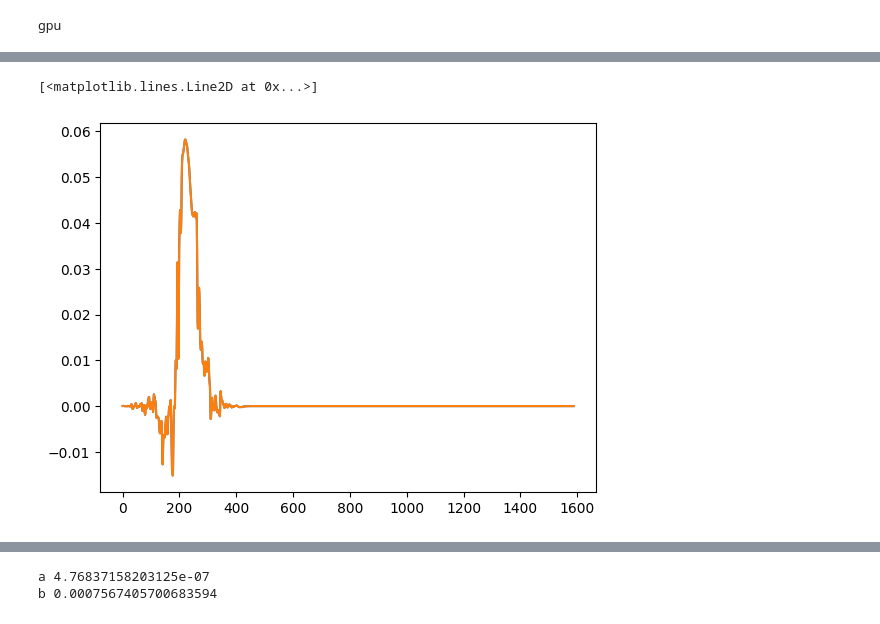
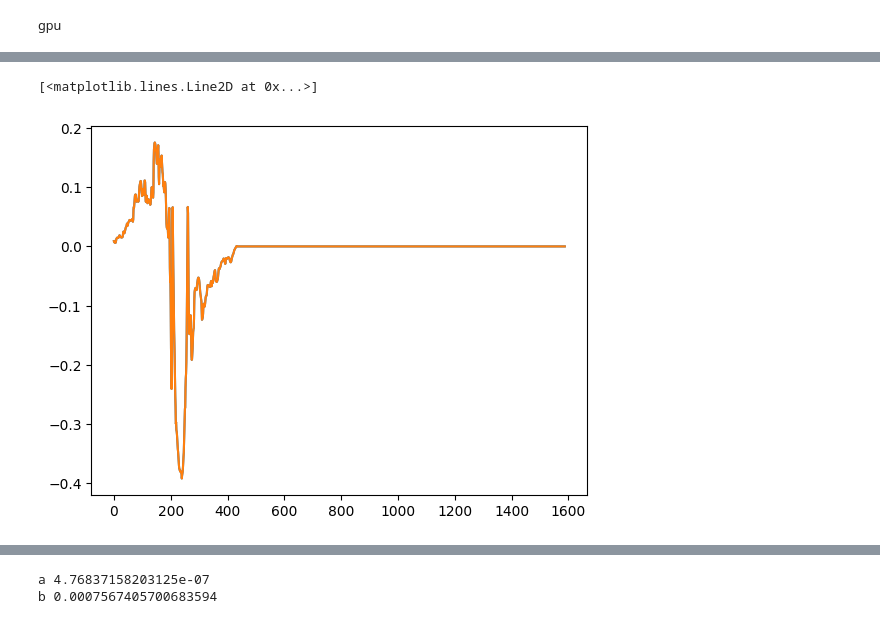
Before and after one commit to liamedeiros/Mahakala, a Jupyter notebook: demos/grmhd.ipynb, the cells around one changed output, grey strips where cells are left out. Drawn from its saved outputs; the diff is of its cells as text; code cells hidden in the pictures.

```diff
--- a/demos/grmhd.ipynb
+++ b/demos/grmhd.ipynb
@@ -34,14 +34,14 @@ primitive_data_og_40sq = np.load('prim_data_og_40sq.npy', allow_pickle=True).ite
 # %%
 ax1 = plt.subplot(1, 1, 1)
 
 idx = 40
-variable = 'B3'
+variable = 'U2'
 
 ax1.plot(primitive_data_og_40sq[variable][:, idx], label='u')
 ax1.plot(prim_data[variable][:, idx], label='rho')
 # %% [output]
 [<matplotlib.lines.Line2D at 0x...>]
-[figure, old version]
+[figure, new version]
 # %%
 print(np.allclose(primitive_data_og_40sq['dens'], prim_data['dens'], atol=1e-3))
 print(np.allclose(primitive_data_og_40sq['u'], prim_data['u'], atol=1e-3))
```
Also changed, not shown: parts of 2 cells of this notebook, 1 other file.
